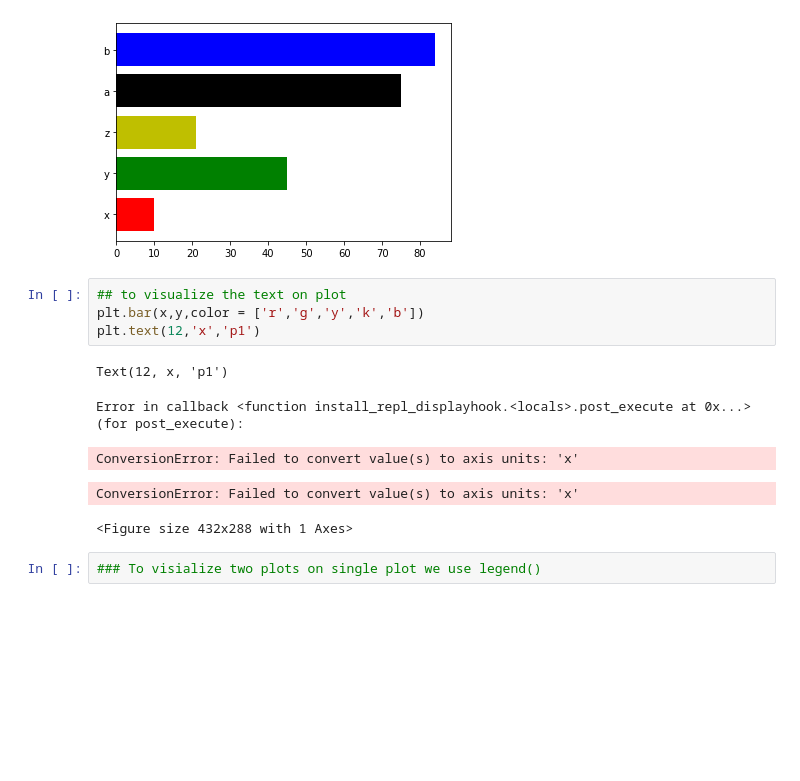
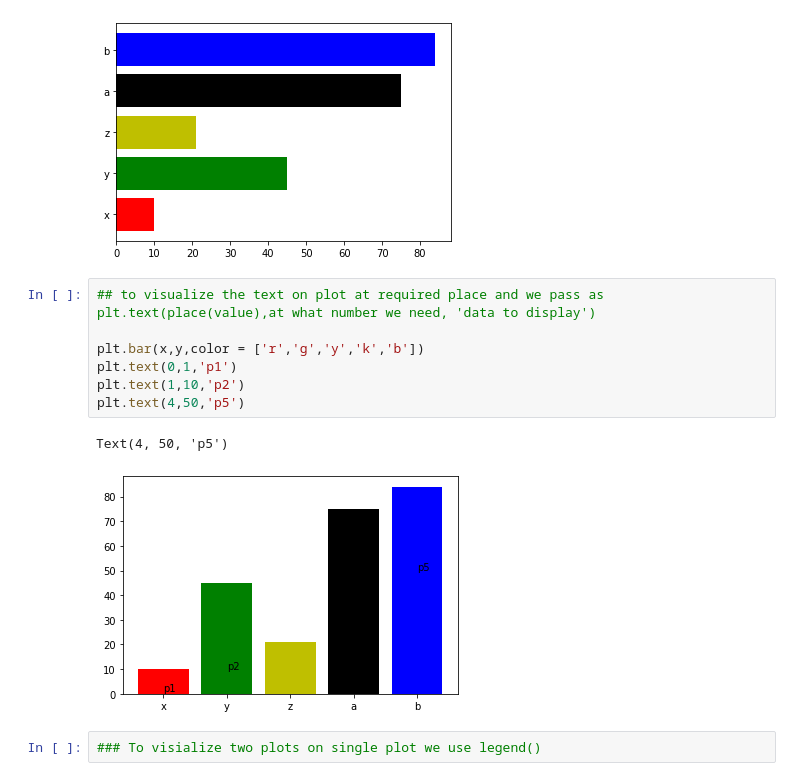
Before and after one commit to Preethi9193/BasicPython, a Jupyter notebook: Day 26 - Matplotlib , Data Preprocessing.ipynb, the cells around one changed output. Saved outputs shown, nothing was run; the diff lists cells and outputs as text; blank space fills up the shorter version.

Commit message:
Matplotlib , Data Preprocessing

```diff
--- a/Day 26 - Matplotlib , Data Preprocessing.ipynb
+++ b/Day 26 - Matplotlib , Data Preprocessing.ipynb
@@ -106,15 +107,15 @@ plt.barh(x,y,color = ['r','g','y','k','b'])
 <BarContainer object of 5 artists>
 [figure]
 # %%
-## to visualize the text on plot
+## to visualize the text on plot at required place and we pass as plt.text(place(value),at what number we need, 'data to display')
+
 plt.bar(x,y,color = ['r','g','y','k','b'])
-plt.text(12,'x','p1')
+plt.text(0,1,'p1')
+plt.text(1,10,'p2')
+plt.text(4,50,'p5')
 # %% [output]
-Text(12, x, 'p1')
+Text(4, 50, 'p5')
-Error in callback <function install_repl_displayhook.<locals>.post_execute at 0x...> (for post_execute):
-ConversionError: Failed to convert value(s) to axis units: 'x'
-ConversionError: Failed to convert value(s) to axis units: 'x'
-<Figure size 432x288 with 1 Axes>
+[figure, added]
 # %%
 ### To visialize two plots on single plot we use legend()
 # %% [markdown]
```
Also changed, not shown: parts of 7 cells of this notebook.
